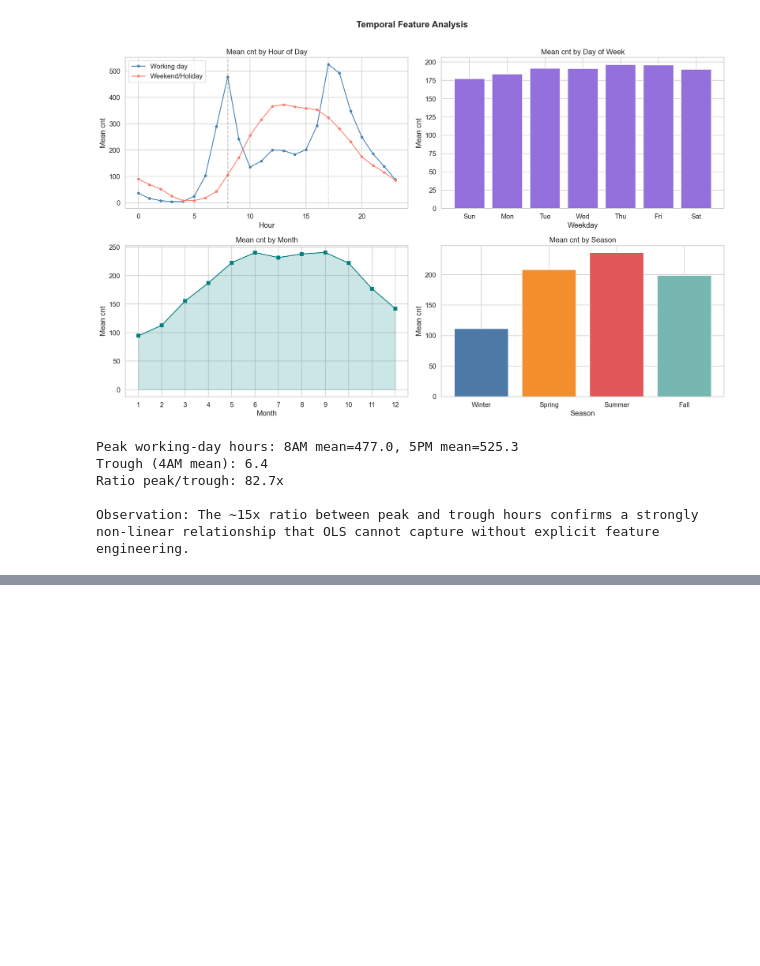
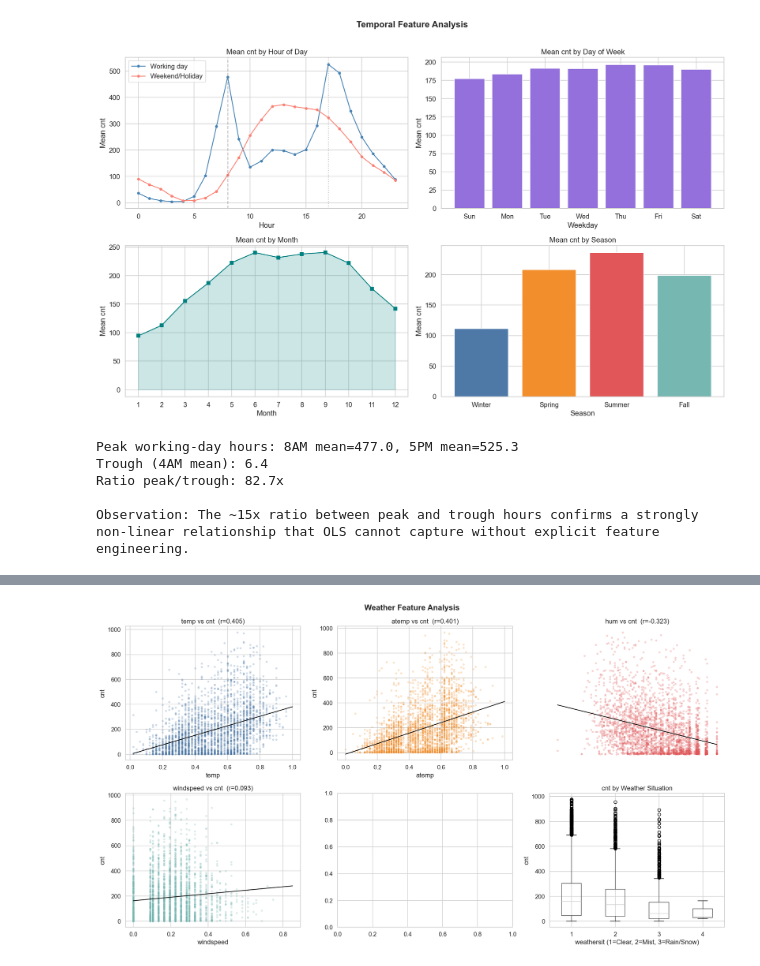
Before and after one commit to oliespineira/ML-fundamentals-2026, a Jupyter notebook: assignment_2_olivia_espineira.ipynb, the cells around one changed output, grey strips where cells are left out. Saved outputs shown, nothing was run; the diff lists cells and outputs as text; code cells hidden in the pictures; blank space fills up the shorter version.

```diff
--- a/assignment_2_olivia_espineira.ipynb
+++ b/assignment_2_olivia_espineira.ipynb
@@ -248,0 +267,41 @@ non-linear relationship that OLS cannot capture without explicit feature enginee
+# %%
+fig, axes = plt.subplots(2, 3, figsize=(18, 10))
+
+continuous_features = ['temp', 'atemp', 'hum', 'windspeed']
+colors = ['#4e79a7', '#f28e2b', '#e15759', '#76b7b2']
+
+# Scatter plots with regression lines
+for i, (feat, color) in enumerate(zip(continuous_features, colors)):
+    ax = axes[i // 2, i % 2] if i < 4 else axes[1, i - 2]
+    row, col = divmod(i, 3)
+    ax = axes[row, col]
+    sample_idx = np.random.choice(len(df), 3000, replace=False)
+    ax.scatter(df[feat].iloc[sample_idx], df['cnt'].iloc[sample_idx],
+               alpha=0.2, color=color, s=10)
+    # Add regression line
+    z = np.polyfit(df[feat], df['cnt'], 1)
+    p_fit = np.poly1d(z)
+    x_line = np.linspace(df[feat].min(), df[feat].max(), 100)
+    ax.plot(x_line, p_fit(x_line), 'k-', linewidth=1.5)
+    r, p_val = stats.pearsonr(df[feat], df['cnt'])
+    ax.set_title(f'{feat} vs cnt  (r={r:.3f})')
+    ax.set_xlabel(feat)
+    ax.set_ylabel('cnt')
+
+# Box plot: cnt by weathersit
+ax = axes[1, 2]
+df.boxplot(column='cnt', by='weathersit', ax=ax)
+ax.set_title('cnt by Weather Situation')
+ax.set_xlabel('weathersit (1=Clear, 2=Mist, 3=Rain/Snow)')
+ax.set_ylabel('cnt')
+plt.sca(ax)
+plt.title('cnt by Weather Situation')
+
+# Remove empty subplot
+axes[0, 2].axis('off')
+
+plt.suptitle('Weather Feature Analysis', fontweight='bold')
+plt.tight_layout()
+plt.show()
+# %% [output]
+[figure, added]
```
Also changed, not shown: parts of 7 cells of this notebook.
